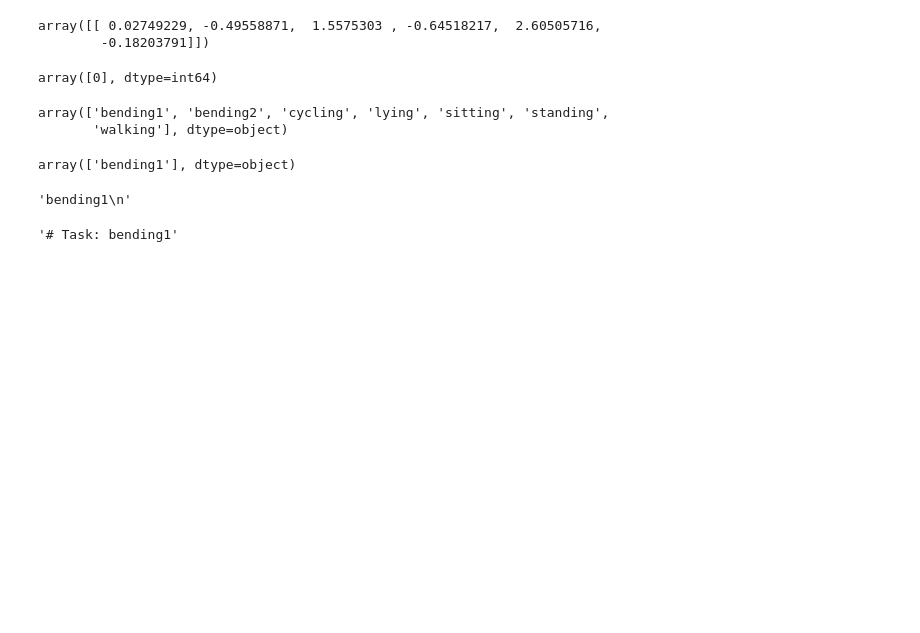
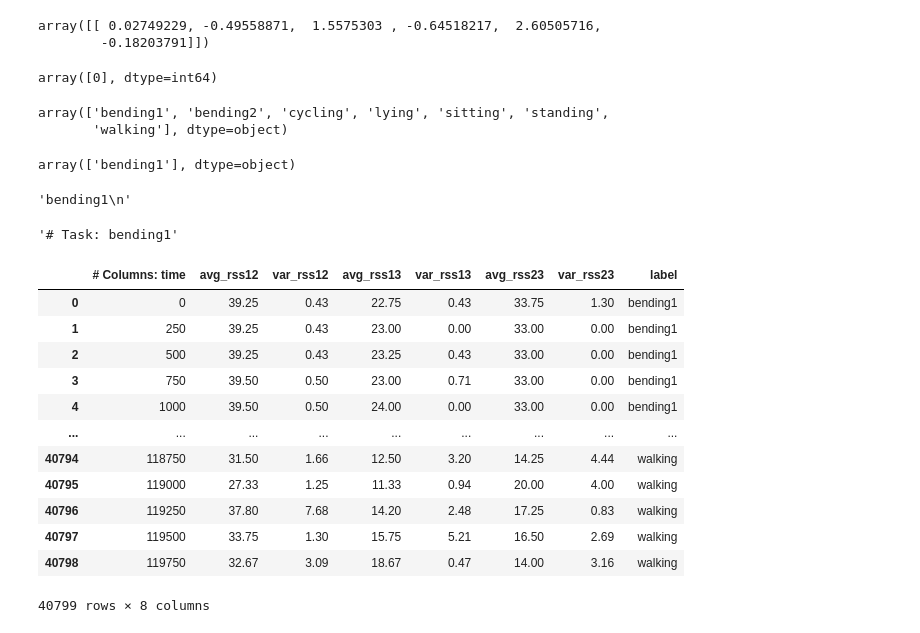
Before and after one commit to rishi5565/act_rec_project, a Jupyter notebook: notebooks/experimentation.ipynb, the cells around one changed output. Drawn from its saved outputs; the diff is of its cells as text; code cells hidden in the pictures; blank space fills up the shorter version.

```diff
--- a/notebooks/experimentation.ipynb
+++ b/notebooks/experimentation.ipynb
@@ -428,0 +431,17 @@ with open("C:\\Workspace\\actitivity_recognition_repo\\data\external\\bending1\\
+# %%
+df = pd.read_csv("C:\\Workspace\\actitivity_recognition_repo\\data\\raw\\master_dataset.csv")
+df
+# %% [output]
+|  | # Columns: time | avg_rss12 | var_rss12 | avg_rss13 | var_rss13 | avg_rss23 | var_rss23 | label |
+| 0 | 0 | 39.25 | 0.43 | 22.75 | 0.43 | 33.75 | 1.30 | bending1 |
+| 1 | 250 | 39.25 | 0.43 | 23.00 | 0.00 | 33.00 | 0.00 | bending1 |
+| 2 | 500 | 39.25 | 0.43 | 23.25 | 0.43 | 33.00 | 0.00 | bending1 |
+| 3 | 750 | 39.50 | 0.50 | 23.00 | 0.71 | 33.00 | 0.00 | bending1 |
+| 4 | 1000 | 39.50 | 0.50 | 24.00 | 0.00 | 33.00 | 0.00 | bending1 |
+| ... | ... | ... | ... | ... | ... | ... | ... | ... |
+| 40794 | 118750 | 31.50 | 1.66 | 12.50 | 3.20 | 14.25 | 4.44 | walking |
+| 40795 | 119000 | 27.33 | 1.25 | 11.33 | 0.94 | 20.00 | 4.00 | walking |
+| 40796 | 119250 | 37.80 | 7.68 | 14.20 | 2.48 | 17.25 | 0.83 | walking |
+| 40797 | 119500 | 33.75 | 1.30 | 15.75 | 5.21 | 16.50 | 2.69 | walking |
+| 40798 | 119750 | 32.67 | 3.09 | 18.67 | 0.47 | 14.00 | 3.16 | walking |
+40799 rows × 8 columns
```
Also changed, not shown: parts of 2 cells of this notebook, 9 other files.
